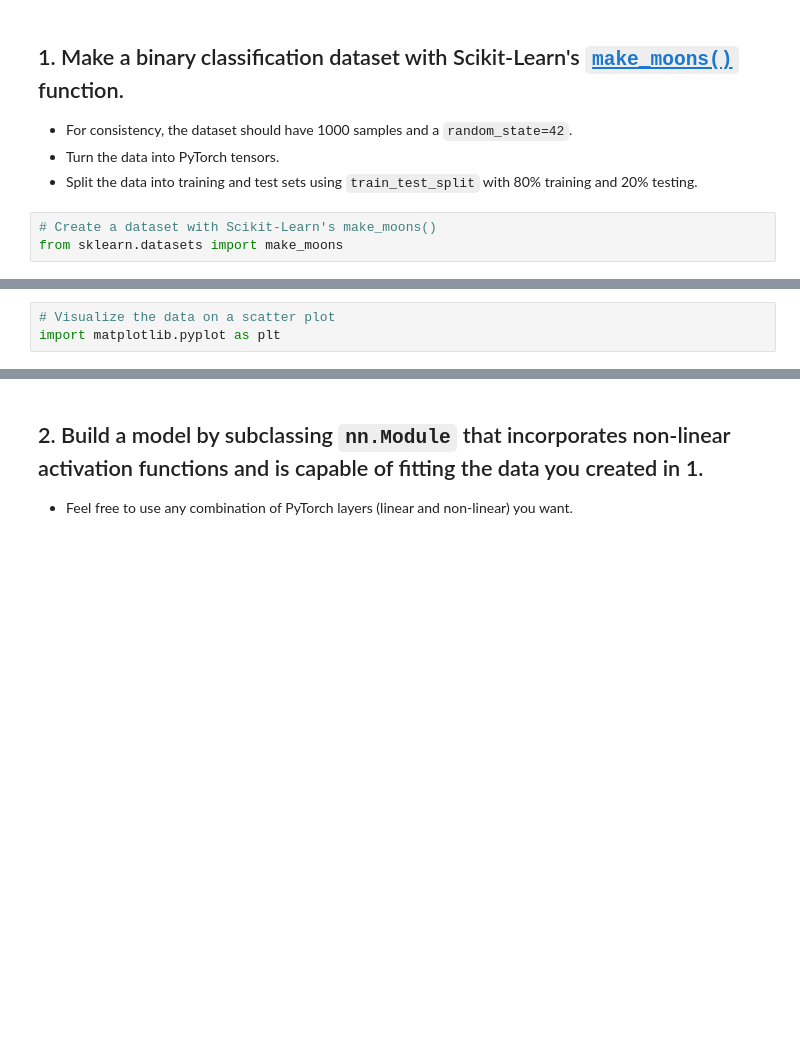
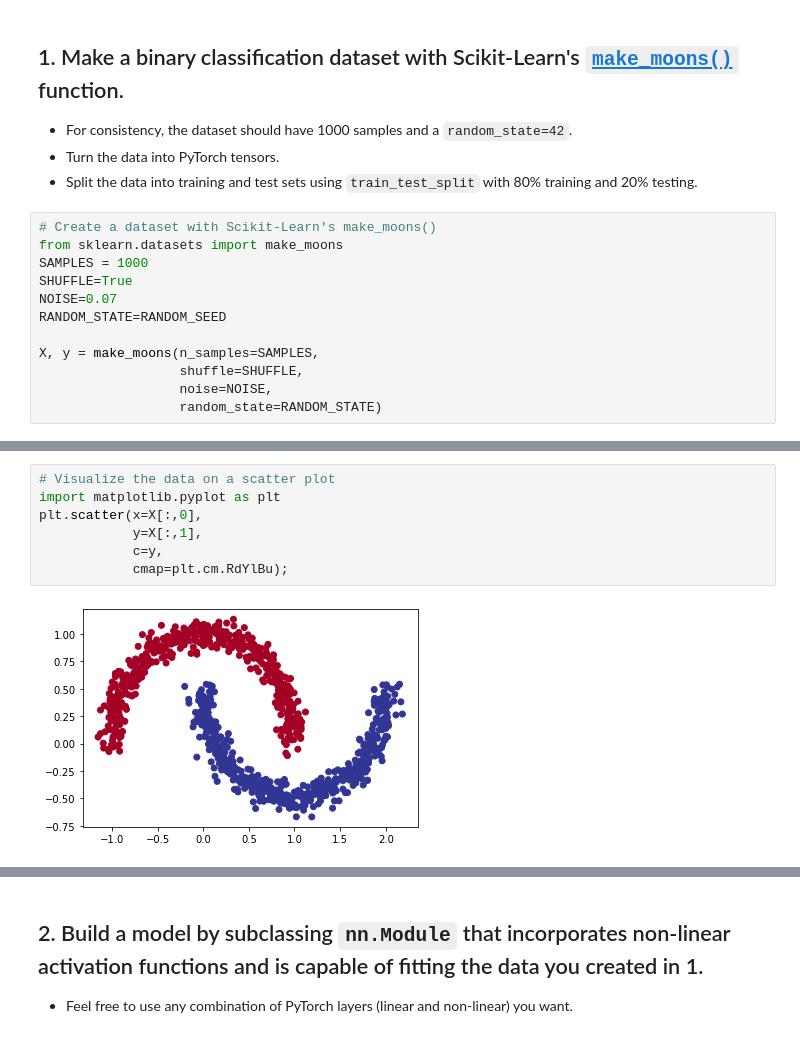
Before and after one commit to chriswilson2020/PyTorchCoLab, a Jupyter notebook: 02_pytorch_classification_exercises.ipynb, the cells around one changed output, grey strips where cells are left out. Cells and saved outputs as stored; diff of their text form; blank space fills up the shorter version.

```diff
--- a/02_pytorch_classification_exercises.ipynb
+++ b/02_pytorch_classification_exercises.ipynb
@@ -31,6 +32,15 @@ RANDOM_SEED = 42
 # %%
 # Create a dataset with Scikit-Learn's make_moons()
 from sklearn.datasets import make_moons
+SAMPLES = 1000
+SHUFFLE=True
+NOISE=0.07
+RANDOM_STATE=RANDOM_SEED
+
+X, y = make_moons(n_samples=SAMPLES,
+                  shuffle=SHUFFLE,
+                  noise=NOISE,
+                  random_state=RANDOM_STATE)
 # %%
 # Turn data into a DataFrame
 import pandas as pd
@@ -37,5 +63,11 @@ import pandas as pd
 # %%
 # Visualize the data on a scatter plot
 import matplotlib.pyplot as plt
+plt.scatter(x=X[:,0],
+            y=X[:,1],
+            c=y,
+            cmap=plt.cm.RdYlBu);
+# %% [output]
+[figure, added]
 # %%
 # Turn data into tensors of dtype float
```
Also changed, not shown: parts of 15 cells of this notebook.
